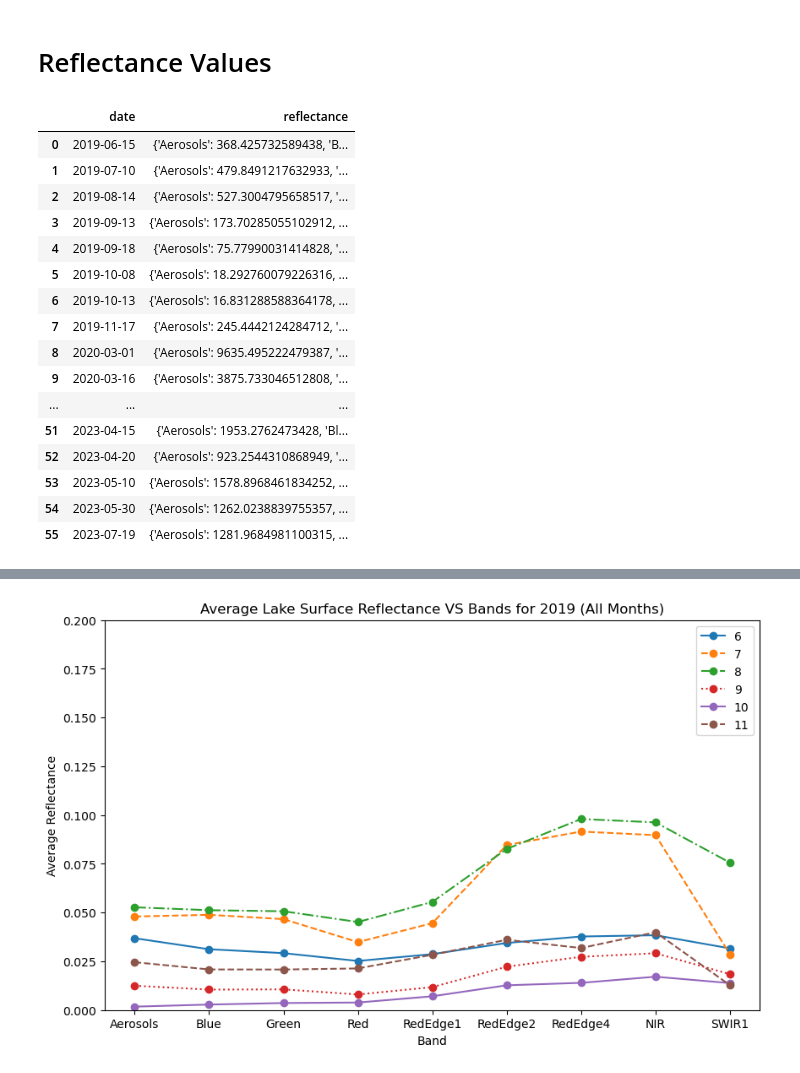
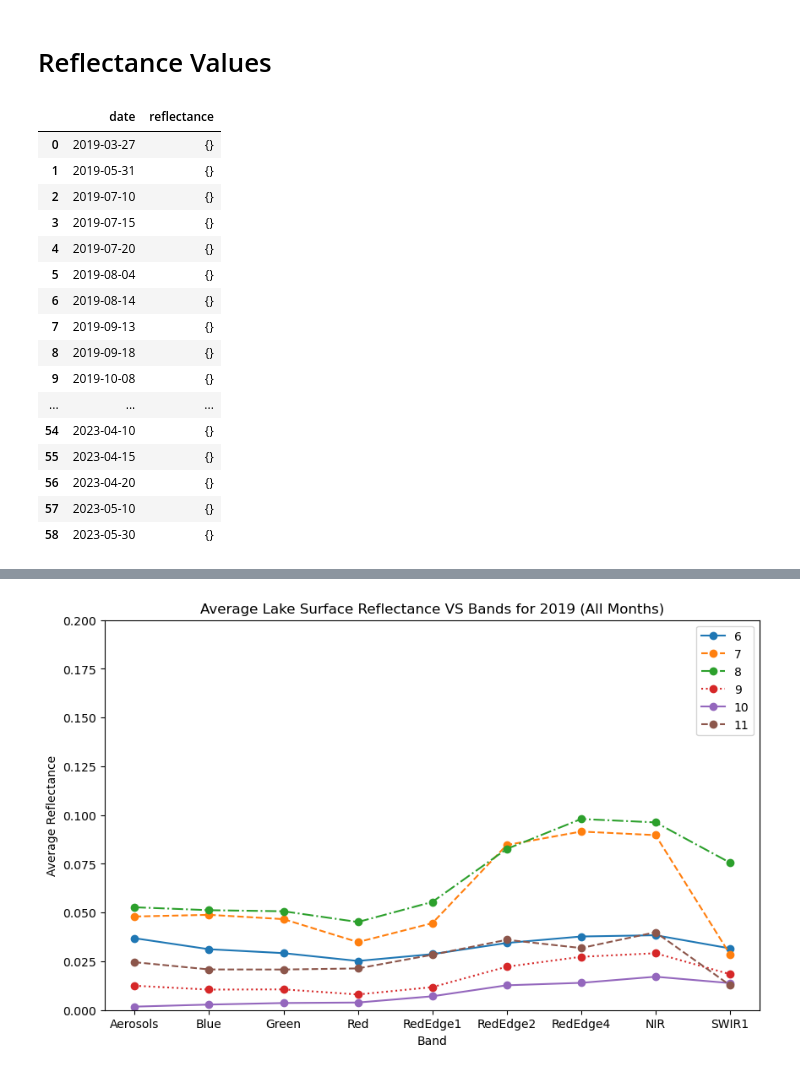
Before and after one commit to aisha1021/CDOM-DOM-BAND_Reflectance_Big_Moose_Lake_SENTINEL_2, a Jupyter notebook: ALL_LAKES_CDOM_DOC_SENTINEL2-Copy1.ipynb, the cells around one changed output, grey strips where cells are left out. Drawn from its saved outputs; the diff is of its cells as text; code cells hidden in the pictures.

```diff
--- a/ALL_LAKES_CDOM_DOC_SENTINEL2-Copy1.ipynb
+++ b/ALL_LAKES_CDOM_DOC_SENTINEL2-Copy1.ipynb
@@ -63,17 +40,0 @@ def create_lake_polygon(lat, lon):
-# %%
-# Function to process the data for a specific lake
-def process_lake(lake_name, lat, lon):
-    # Create a polygon around the lake using the latitude and longitude
-    lake_polygon = create_lake_polygon(lat, lon)
-
-    # Load the lake polygon to the map
-    Map.addLayer(ee.Feature(lake_polygon), {'color': 'blue'}, lake_name)
-
-# Load Sentinel-2 data and apply the processing steps for the lake
-s2 = ee.ImageCollection('COPERNICUS/S2_SR') \
-        .filter(ee.Filter.calendarRange(1, 12, 'month')) \
-        .filterBounds(lake_polygon) \
-        .map(maskS2clouds) \
-        .select(sentinel2_bands, STD_NAMES) \
-        .map(lambda img: cdom(img, lake_polygon)) \
-        .filter(ee.Filter.lt('CLOUDY_PIXEL_PERCENTAGE', 25))
@@ -80,3 +63,24 @@ s2 = ee.ImageCollection('COPERNICUS/S2_SR') \
+# %%
+# Function to process the data for a specific lake
+def process_lake(lake_name, lat, lon):
+    # Create a polygon around the lake using the latitude and longitude
+    lake_polygon = create_lake_polygon(lat, lon)
+
+    # Load the lake polygon to the map
+    Map.addLayer(ee.Feature(lake_polygon), {'color': 'blue'}, lake_name)
+
+    # Load the lake-specific feature collection
+    lake_collection = ee.FeatureCollection('projects/ee-touheda-khanom/assets/samplinglakes') \
+        .filter(ee.Filter.eq('SITE_NAME', lake_name))
+
+    # Load Sentinel-2 data and apply the processing steps for the lake
+    s2 = ee.ImageCollection('COPERNICUS/S2_SR') \
+        .filter(ee.Filter.calendarRange(2019, 2023, 'year')) \
+        .filterBounds(lake_polygon) \
+        .map(maskS2clouds) \
+        .select(sentinel2_bands, STD_NAMES) \
+        .map(lambda img: cdom(img, lake_polygon)) \
+        .filter(ee.Filter.lt('CLOUDY_PIXEL_PERCENTAGE', 25))
 # %%
 sentinel2_bands =['B1','B2','B3','B4','B5','B6','B8','B8A','B11']
 STD_NAMES = ['Aerosols', 'Blue', 'Green', 'Red', 'RedEdge1','RedEdge2','RedEdge4','NIR','SWIR1']
@@ -260,37 +245,37 @@ plt.show()
 # %%
 def reflectance(img):
     #img is used to calculate the mean of specific bands indicated by STD_NAMES
-    reflectance_values = img.reduceRegion(reducer=ee.Reducer.mean(), geometry=lake, scale=30).select(STD_NAMES)
+    reflectance_values = img.reduceRegion(reducer=ee.Reducer.mean(), geometry=lake_polygon, scale=30).select(STD_NAMES)
     return ee.Feature(None, {'date': img.date().format(), 'reflectance': reflectance_values})
 
 s2_reflectance = s2.map(reflectance)
 s2_list = s2_reflectance.reduceColumns(ee.Reducer.toList(2), ['date', 'reflectance']).values().get(0)
 df_s2_reflectance = pd.DataFrame(s2_list.getInfo(), columns=['date', 'reflectance'])
 
 # Convert date column to datetime and extract date only
 df_s2_reflectance['date'] = pd.to_datetime(df_s2_reflectance['date']).dt.date
 
 # Set the reflectance column values to a dictionary
 df_s2_reflectance['reflectance'] = df_s2_reflectance['reflectance'].apply(lambda x: {k: v for k, v in x.items() if v is not None})
 df_s2_reflectance
 # %% [output]
 |  | date | reflectance |
-| 0 | 2019-06-15 | {'Aerosols': 368.425732589438, 'B... |
-| 1 | 2019-07-10 | {'Aerosols': 479.8491217632933, '... |
-| 2 | 2019-08-14 | {'Aerosols': 527.3004795658517, '... |
-| 3 | 2019-09-13 | {'Aerosols': 173.70285055102912, ... |
-| 4 | 2019-09-18 | {'Aerosols': 75.77990031414828, '... |
-| 5 | 2019-10-08 | {'Aerosols': 18.292760079226316, ... |
-| 6 | 2019-10-13 | {'Aerosols': 16.831288588364178, ... |
-| 7 | 2019-11-17 | {'Aerosols': 245.4442124284712, '... |
-| 8 | 2020-03-01 | {'Aerosols': 9635.495222479387, '... |
-| 9 | 2020-03-16 | {'Aerosols': 3875.733046512808, '... |
+| 0 | 2019-03-27 | {} |
+| 1 | 2019-05-31 | {} |
+| 2 | 2019-07-10 | {} |
+| 3 | 2019-07-15 | {} |
+| 4 | 2019-07-20 | {} |
+| 5 | 2019-08-04 | {} |
+| 6 | 2019-08-14 | {} |
+| 7 | 2019-09-13 | {} |
+| 8 | 2019-09-18 | {} |
+| 9 | 2019-10-08 | {} |
 | ... | ... | ... |
-| 51 | 2023-04-15 | {'Aerosols': 1953.2762473428, 'Bl... |
-| 52 | 2023-04-20 | {'Aerosols': 923.2544310868949, '... |
-| 53 | 2023-05-10 | {'Aerosols': 1578.8968461834252, ... |
-| 54 | 2023-05-30 | {'Aerosols': 1262.0238839755357, ... |
-| 55 | 2023-07-19 | {'Aerosols': 1281.9684981100315, ... |
+| 54 | 2023-04-10 | {} |
+| 55 | 2023-04-15 | {} |
+| 56 | 2023-04-20 | {} |
+| 57 | 2023-05-10 | {} |
+| 58 | 2023-05-30 | {} |
 # %%
 # Create empty lists to store the data
 data = []
```
Also changed, not shown: parts of 12 cells of this notebook.
